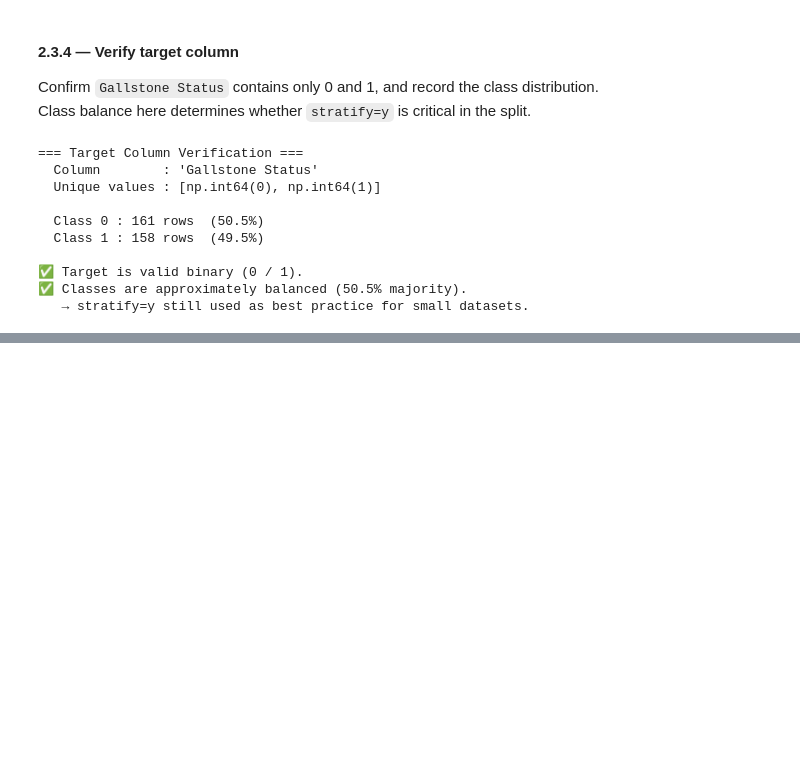
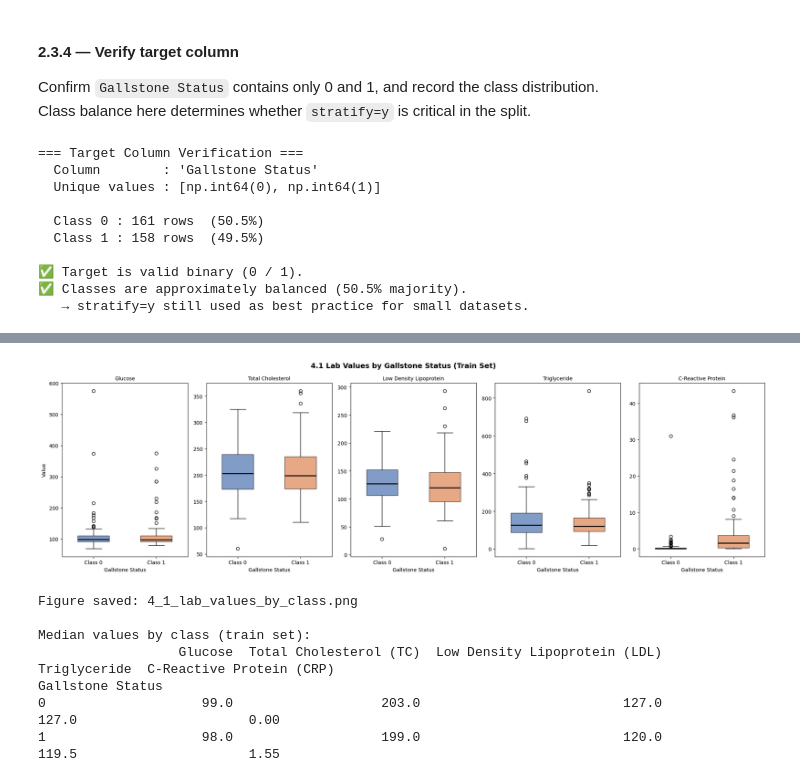
Before and after one commit to AlgorithmicPaws/parcial-modelos-predictivos, a Jupyter notebook: Parcial_Gallstone.ipynb, the cells around one changed output, grey strips where cells are left out. Saved outputs shown, nothing was run; the diff lists cells and outputs as text; code cells hidden in the pictures; blank space fills up the shorter version.

```diff
--- a/Parcial_Gallstone.ipynb
+++ b/Parcial_Gallstone.ipynb
@@ -433,0 +472,18 @@ else:
+# %%
+# ── 3.2 Verificación del split ────────────────────────────────────────────────
+train_dist = y_train.value_counts(normalize=True).sort_index()
+test_dist  = y_test.value_counts(normalize=True).sort_index()
+
+print("Class distribution — y_train:")
+for cls, pct in train_dist.items():
+    print(f"  Class {cls}: {y_train.value_counts()[cls]:>3} rows  ({pct:.1%})")
+
+print("\nClass distribution — y_test:")
+for cls, pct in test_dist.items():
+    print(f"  Class {cls}: {y_test.value_counts()[cls]:>3} rows  ({pct:.1%})")
+
+print("\nSplit summary:")
+print(f"  Total original rows : {len(df)}")
+print(f"  Train               : {len(X_train)} rows ({len(X_train)/len(df):.1%})")
+print(f"  Test                : {len(X_test)} rows  ({len(X_test)/len(df):.1%})")
+print(f"  Stratification      : {'✅ OK' if abs(train_dist[0] - test_dist[0]) < 0.02 else '⚠️ CHECK'}")
@@ -433,0 +527,43 @@ else:
+# %%
+# --- 4.1 Lab values by Gallstone Status ---
+lab_cols = [
+    COLS["glucose"], COLS["cholesterol"], COLS["ldl"],
+    COLS["triglyceride"], COLS["crp"]
+]
+
+train_eda = X_train.copy()
+train_eda[COLS["target"]] = y_train.values
+
+fig, axes = plt.subplots(1, 5, figsize=(20, 6))
+fig.suptitle("4.1 Lab Values by Gallstone Status (Train Set)", fontsize=14, fontweight="bold")
+
+for ax, col in zip(axes, lab_cols):
+    for cls, color, label in zip([0, 1], ["#4C72B0", "#DD8452"], ["No Gallstone", "Gallstone"]):
+        data = train_eda.loc[train_eda[COLS["target"]] == cls, col]
+        ax.boxplot(data, positions=[cls], widths=0.5,
+                   patch_artist=True,
+                   boxprops=dict(facecolor=color, alpha=0.7),
+                   medianprops=dict(color="black", linewidth=2))
+    ax.set_title(col.split("(")[0].strip(), fontsize=10)
+    ax.set_xticks([0, 1])
+    ax.set_xticklabels(["Class 0", "Class 1"])
+    ax.set_xlabel("Gallstone Status")
+
+axes[0].set_ylabel("Value")
+plt.tight_layout()
+plt.savefig("/content/figures_gallstone/4_1_lab_values_by_class.png", dpi=150, bbox_inches="tight")
+plt.show()
+print("Figure saved: 4_1_lab_values_by_class.png")
+
+# Print median per class for each lab
+print("\nMedian values by class (train set):")
+print(train_eda.groupby(COLS["target"])[lab_cols].median().round(2).to_string())
+# %% [output]
+[figure, added]
+Figure saved: 4_1_lab_values_by_class.png
+
+Median values by class (train set):
+                  Glucose  Total Cholesterol (TC)  Low Density Lipoprotein (LDL)  Triglyceride  C-Reactive Protein (CRP)
+Gallstone Status
+0                    99.0                   203.0                          127.0         127.0                      0.00
+1                    98.0                   199.0                          120.0         119.5                      1.55
```
Also changed, not shown: parts of 14 cells of this notebook, 1 other file.
